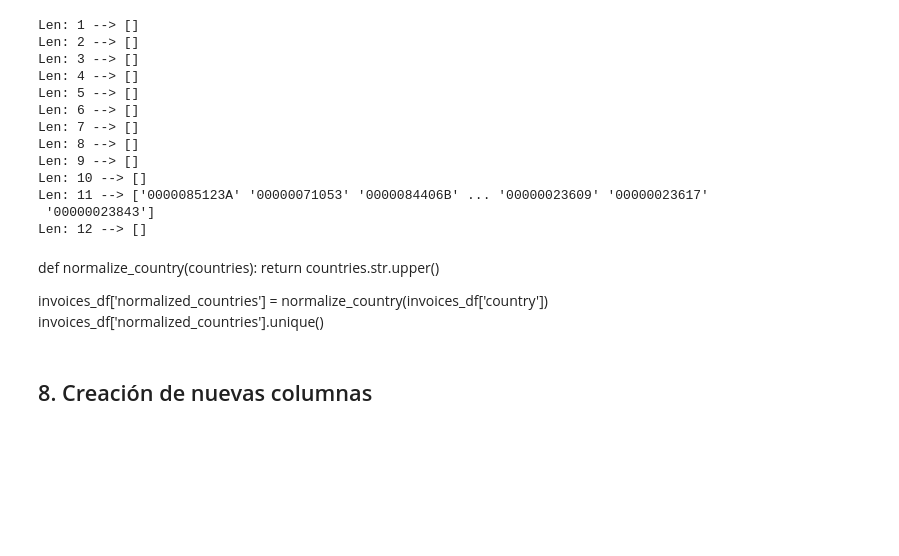
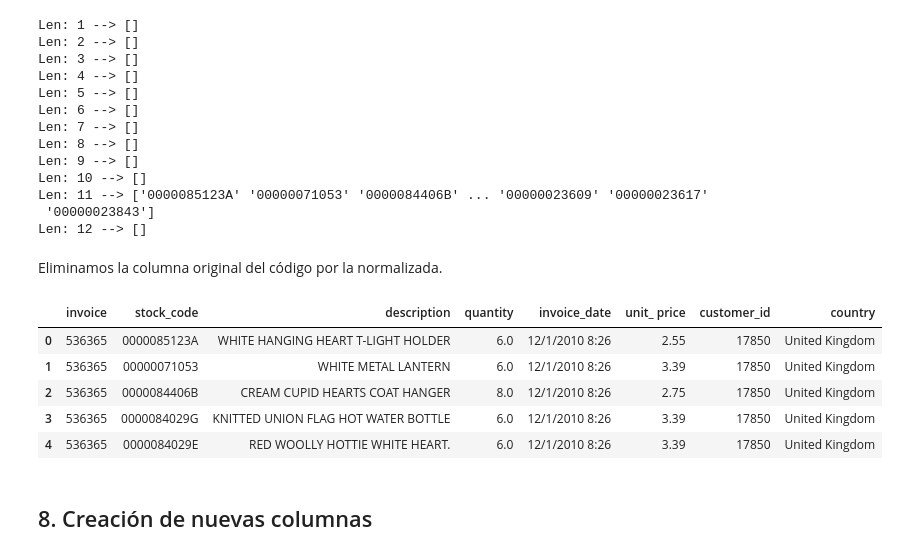
Before and after one commit to ismaelcazalilla/acceso_limpieza_datos, a Jupyter notebook: notebooks/limpieza.ipynb, the cells around one changed output. Cells and saved outputs as stored; diff of their text form; code cells hidden in the pictures; blank space fills up the shorter version.

```diff
--- a/notebooks/limpieza.ipynb
+++ b/notebooks/limpieza.ipynb
@@ -733,13 +720,18 @@ Len: 10 --> []
 Len: 11 --> ['0000085123A' '00000071053' '0000084406B' ... '00000023609' '00000023617'
  '00000023843']
 Len: 12 --> []
-# %% [markdown]
-
-def normalize_country(countries):
-    return countries.str.upper()
-
-
-invoices_df['normalized_countries'] = normalize_country(invoices_df['country'])
-invoices_df['normalized_countries'].unique()
+# %% [markdown]
+Eliminamos la columna original del código por la normalizada.
+# %%
+invoices_df['stock_code'] = invoices_df['stock_code_norm']
+invoices_df.drop('stock_code_norm', axis=1, inplace=True)
+invoices_df.head()
+# %% [output]
+|  | invoice | stock_code | description | quantity | invoice_date | unit_ price | customer_id | country |
+| 0 | 536365 | 0000085123A | WHITE HANGING HEART T-LIGHT HOLDER | 6.0 | 12/1/2010 8:26 | 2.55 | 17850 | United Kingdom |
+| 1 | 536365 | 00000071053 | WHITE METAL LANTERN | 6.0 | 12/1/2010 8:26 | 3.39 | 17850 | United Kingdom |
+| 2 | 536365 | 0000084406B | CREAM CUPID HEARTS COAT HANGER | 8.0 | 12/1/2010 8:26 | 2.75 | 17850 | United Kingdom |
+| 3 | 536365 | 0000084029G | KNITTED UNION FLAG HOT WATER BOTTLE | 6.0 | 12/1/2010 8:26 | 3.39 | 17850 | United Kingdom |
+| 4 | 536365 | 0000084029E | RED WOOLLY HOTTIE WHITE HEART. | 6.0 | 12/1/2010 8:26 | 3.39 | 17850 | United Kingdom |
 # %% [markdown]
 ## 8. Creación de nuevas columnas
```
Also changed, not shown: parts of 12 cells of this notebook.
